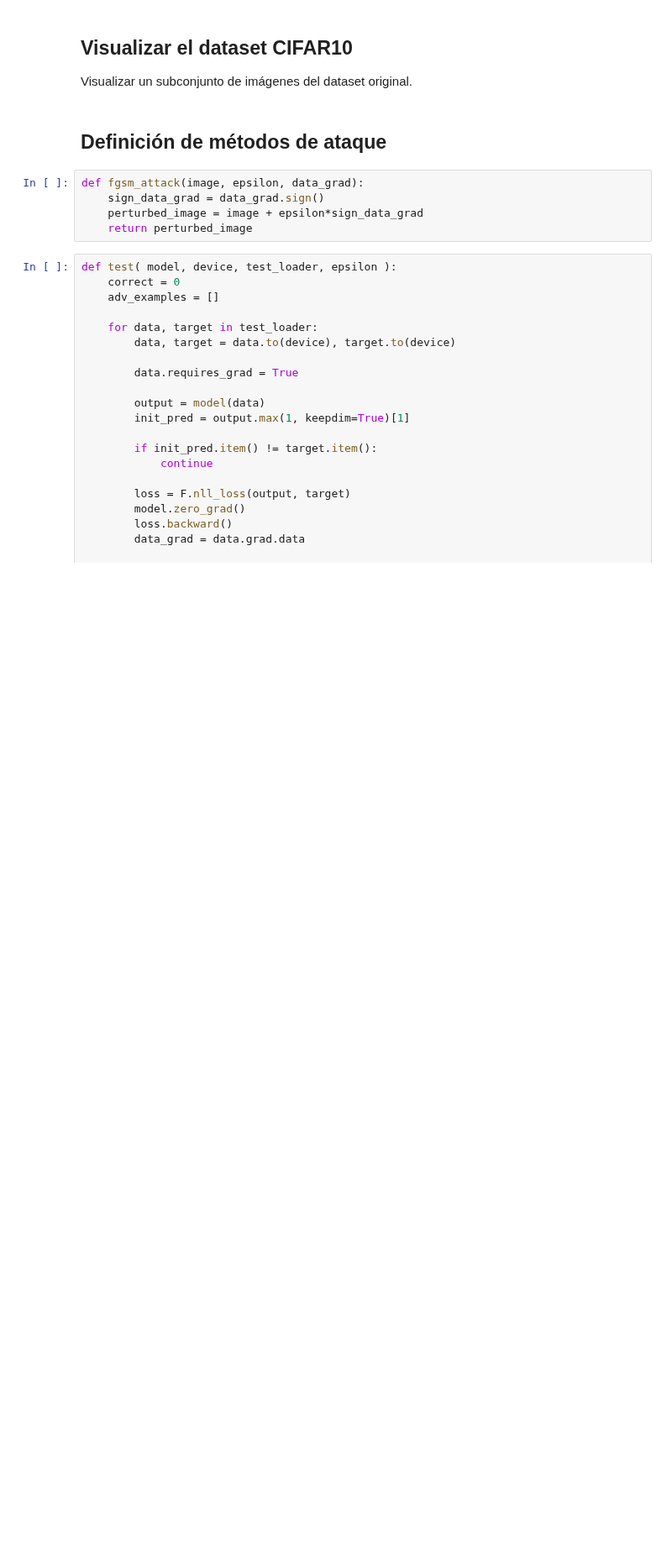
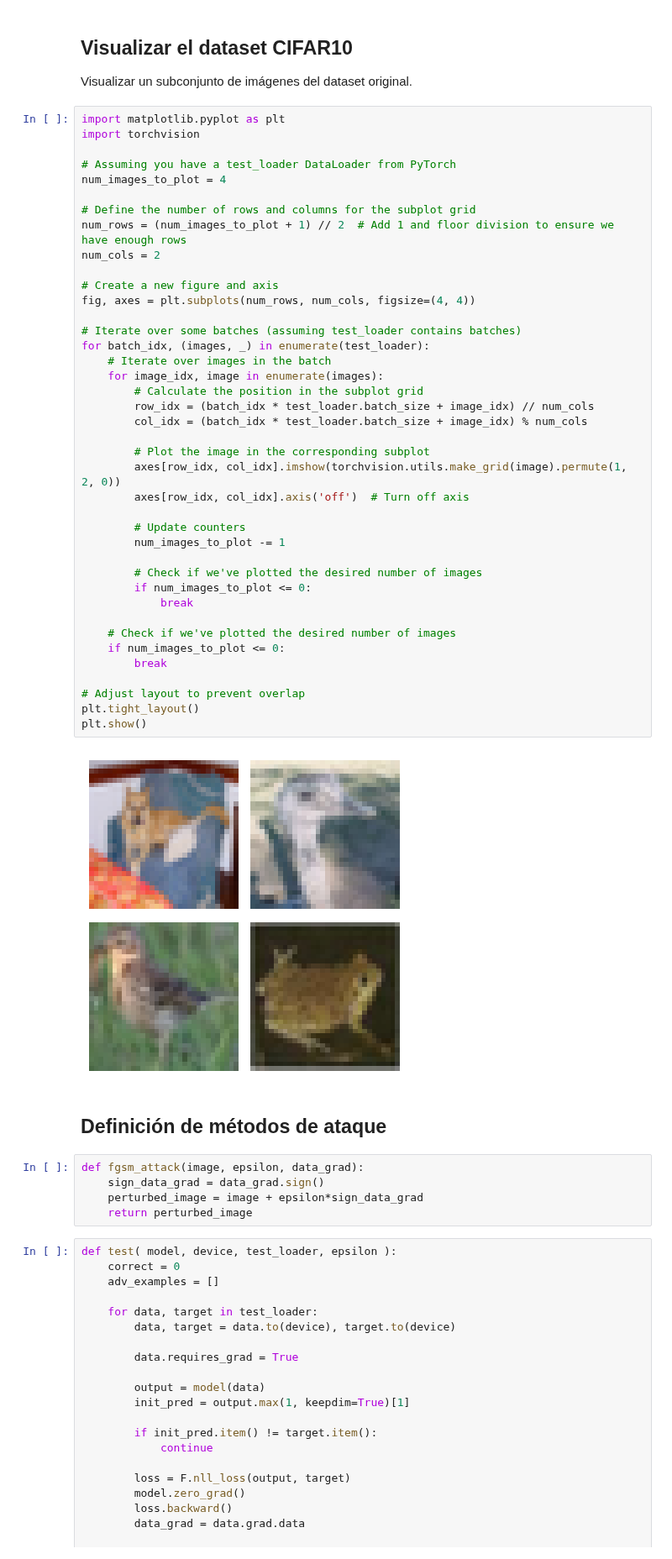
Before and after one commit to Laboratorios-2-MIT-MC/IA-Ciber, a Jupyter notebook: Prácticas/Práctica 2/P2-ENUNCIADO_NOTEBOOK.ipynb, the cells around one changed output. Shown at 84% size. Drawn from its saved outputs; the diff is of its cells as text; blank space fills up the shorter version.

Commit message:
Added plot of images

```diff
--- a/Prácticas/Práctica 2/P2-ENUNCIADO_NOTEBOOK.ipynb
+++ b/Prácticas/Práctica 2/P2-ENUNCIADO_NOTEBOOK.ipynb
@@ -169,6 +170,48 @@ ResNet(
 ## Visualizar el dataset CIFAR10
 
 Visualizar un subconjunto de imágenes del dataset original.
+# %%
+import matplotlib.pyplot as plt
+import torchvision
+
+# Assuming you have a test_loader DataLoader from PyTorch
+num_images_to_plot = 4
+
+# Define the number of rows and columns for the subplot grid
+num_rows = (num_images_to_plot + 1) // 2  # Add 1 and floor division to ensure we have enough rows
+num_cols = 2
+
+# Create a new figure and axis
+fig, axes = plt.subplots(num_rows, num_cols, figsize=(4, 4))
+
+# Iterate over some batches (assuming test_loader contains batches)
+for batch_idx, (images, _) in enumerate(test_loader):
+    # Iterate over images in the batch
+    for image_idx, image in enumerate(images):
+        # Calculate the position in the subplot grid
+        row_idx = (batch_idx * test_loader.batch_size + image_idx) // num_cols
+        col_idx = (batch_idx * test_loader.batch_size + image_idx) % num_cols
+
+        # Plot the image in the corresponding subplot
+        axes[row_idx, col_idx].imshow(torchvision.utils.make_grid(image).permute(1, 2, 0))
+        axes[row_idx, col_idx].axis('off')  # Turn off axis
+
+        # Update counters
+        num_images_to_plot -= 1
+
+        # Check if we've plotted the desired number of images
+        if num_images_to_plot <= 0:
+            break
+
+    # Check if we've plotted the desired number of images
+    if num_images_to_plot <= 0:
+        break
+
+# Adjust layout to prevent overlap
+plt.tight_layout()
+plt.show()
+# %% [output]
+[figure, added]
 # %% [markdown]
 ## Definición de métodos de ataque
 # %%
```
Also changed, not shown: parts of 2 cells of this notebook.
